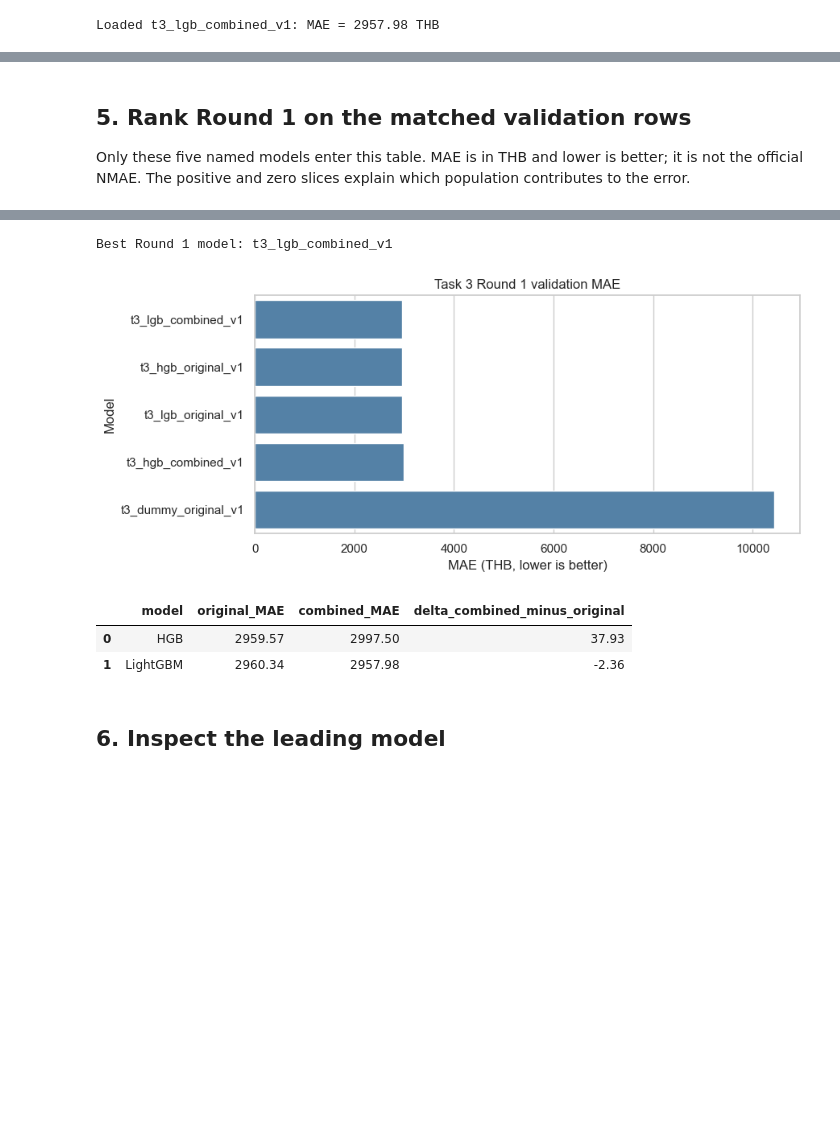
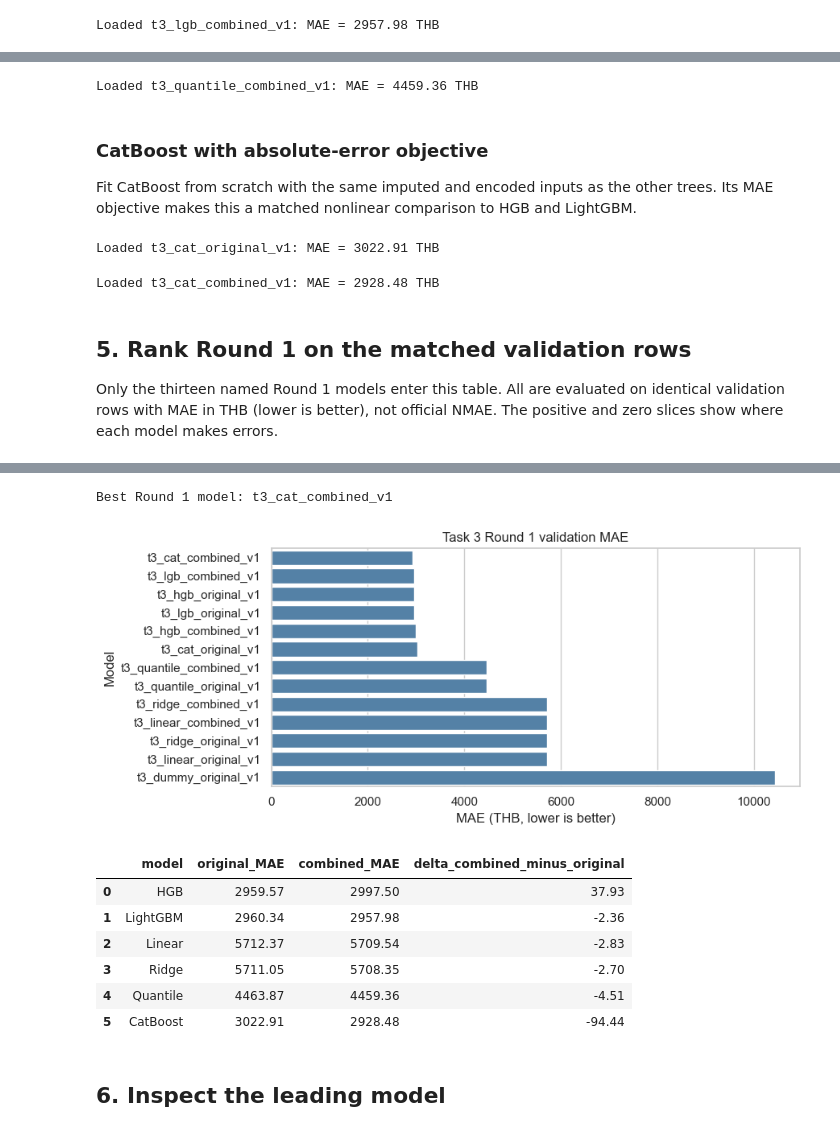
Before and after one commit to jakkarin-promsee/cpe342-ml-kaggle, a Jupyter notebook: src/task3/models/build_model.ipynb, the cells around one changed output, grey strips where cells are left out. Saved outputs shown, nothing was run; the diff lists cells and outputs as text; code cells hidden in the pictures; blank space fills up the shorter version.

```diff
--- a/src/task3/models/build_model.ipynb
+++ b/src/task3/models/build_model.ipynb
@@ -250,11 +308,57 @@ Loaded t3_lgb_combined_v1: MAE = 2957.98 THB
+# %%
+name = "t3_quantile_combined_v1"
+if saved_result(name, "combined") is None:
+    model = linear_pipeline("combined", QuantileRegressor(quantile=.5, alpha=.01, solver="highs"))
+    model.fit(X_dev["combined"], y_dev)
+    record_model(name, model, "Scaled median quantile regression (alpha=0.01) plus 16 behavior features", "combined")
+# %% [output]
+Loaded t3_quantile_combined_v1: MAE = 4459.36 THB
+# %% [markdown]
+### CatBoost with absolute-error objective
+
+Fit CatBoost from scratch with the same imputed and encoded inputs as the other trees. Its MAE objective makes this a matched nonlinear comparison to HGB and LightGBM.
+# %%
+from catboost import CatBoostRegressor
+
+name = "t3_cat_original_v1"
+if saved_result(name) is None:
+    model = Pipeline([
+        ("preprocess", make_preprocessor("original")),
+        ("regressor", CatBoostRegressor(
+            loss_function="MAE", iterations=500, depth=6, learning_rate=.05,
+            l2_leaf_reg=3., random_seed=SEED, thread_count=4, verbose=False,
+            allow_writing_files=False)),
+    ])
+    model.fit(X_dev["original"], y_dev)
+    record_model(name, model, "CatBoost MAE regression on original features")
+# %% [output]
+Loaded t3_cat_original_v1: MAE = 3022.91 THB
+# %%
+name = "t3_cat_combined_v1"
+if saved_result(name, "combined") is None:
+    model = Pipeline([
+        ("preprocess", make_preprocessor("combined")),
+        ("regressor", CatBoostRegressor(
+            loss_function="MAE", iterations=500, depth=6, learning_rate=.05,
+            l2_leaf_reg=3., random_seed=SEED, thread_count=4, verbose=False,
+            allow_writing_files=False)),
+    ])
+    model.fit(X_dev["combined"], y_dev)
+    record_model(name, model, "CatBoost MAE regression plus 16 behavior features", "combined")
+# %% [output]
+Loaded t3_cat_combined_v1: MAE = 2928.48 THB
 # %% [markdown]
 ## 5. Rank Round 1 on the matched validation rows
 
-Only these five named models enter this table. MAE is in THB and lower is better; it is not the official NMAE. The positive and zero slices explain which population contributes to the error.
+Only the thirteen named Round 1 models enter this table. All are evaluated on identical validation rows with MAE in THB (lower is better), not official NMAE. The positive and zero slices show where each model makes errors.
 # %%
 round1_names = [
     "t3_dummy_original_v1", "t3_hgb_original_v1",
     "t3_hgb_combined_v1", "t3_lgb_original_v1", "t3_lgb_combined_v1",
+    "t3_linear_original_v1", "t3_linear_combined_v1",
+    "t3_ridge_original_v1", "t3_ridge_combined_v1",
+    "t3_quantile_original_v1", "t3_quantile_combined_v1",
+    "t3_cat_original_v1", "t3_cat_combined_v1",
 ]
 index = read_evaluation_index(3)["evaluations"]
 assert all(name in index and index[name]["metric"] == "MAE_thb" for name in round1_names)
@@ -268,6 +372,7 @@ for name in round1_names:
     ranking_rows.append({
         "name": name, "dataset": dataset, "MAE_thb": mae,
         "MAE_zero": float(np.abs(pred[zero_mask]).mean()),
+        "MAE_clipped_zero": float(mean_absolute_error(y_valid, np.maximum(pred, 0))),
         "MAE_positive": float(np.abs(y_valid.to_numpy()[~zero_mask] - pred[~zero_mask]).mean()),
         "negative_predictions": int((pred < 0).sum()),
     })
@@ -287,6 +392,10 @@ matched = pd.DataFrame([
     for family, original, combined in [
         ("HGB", "t3_hgb_original_v1", "t3_hgb_combined_v1"),
         ("LightGBM", "t3_lgb_original_v1", "t3_lgb_combined_v1"),
+        ("Linear", "t3_linear_original_v1", "t3_linear_combined_v1"),
+        ("Ridge", "t3_ridge_original_v1", "t3_ridge_combined_v1"),
+        ("Quantile", "t3_quantile_original_v1", "t3_quantile_combined_v1"),
+        ("CatBoost", "t3_cat_original_v1", "t3_cat_combined_v1"),
     ]
 ])
 display(matched.round(2))
@@ -300,8 +417,12 @@ display(matched.round(2))
-Best Round 1 model: t3_lgb_combined_v1
+Best Round 1 model: t3_cat_combined_v1
-[figure, old version]
+[figure, new version]
 |  | model | original_MAE | combined_MAE | delta_combined_minus_original |
 | 0 | HGB | 2959.57 | 2997.50 | 37.93 |
 | 1 | LightGBM | 2960.34 | 2957.98 | -2.36 |
+| 2 | Linear | 5712.37 | 5709.54 | -2.83 |
+| 3 | Ridge | 5711.05 | 5708.35 | -2.70 |
+| 4 | Quantile | 4463.87 | 4459.36 | -4.51 |
+| 5 | CatBoost | 3022.91 | 2928.48 | -94.44 |
 # %% [markdown]
 ## 6. Inspect the leading model
 # %%
```
Also changed, not shown: parts of 11 cells of this notebook, 1 other file.
